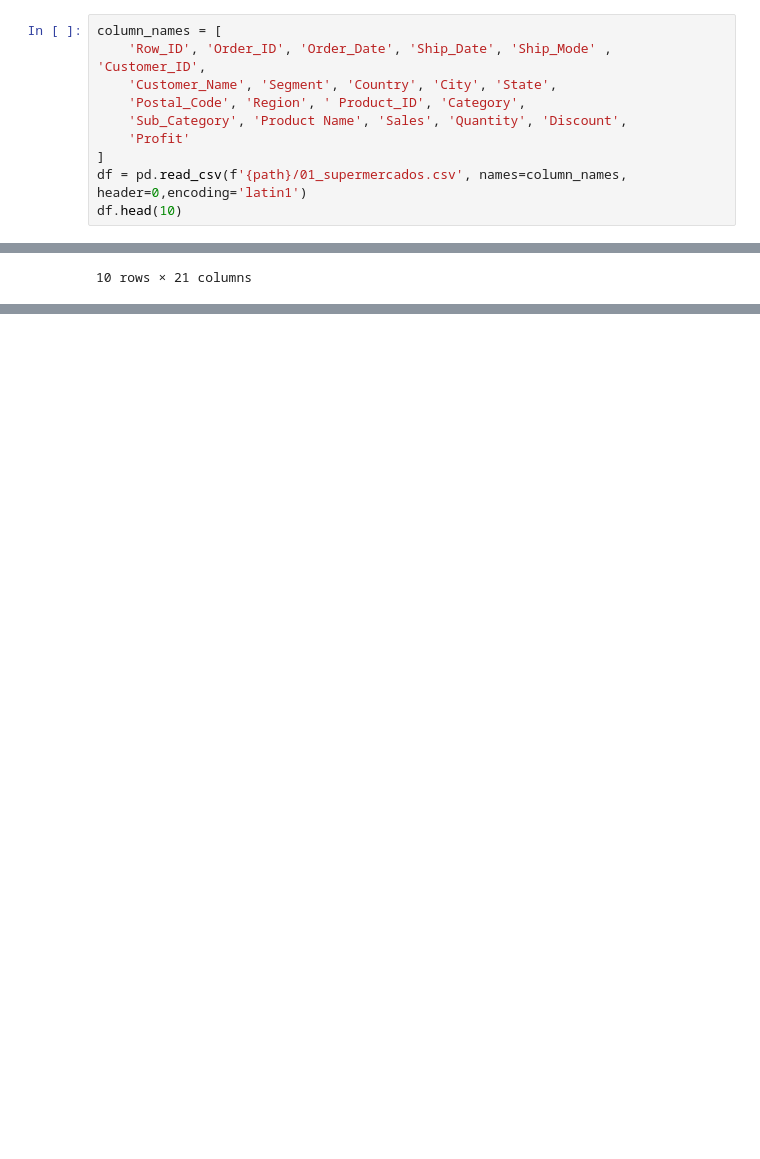
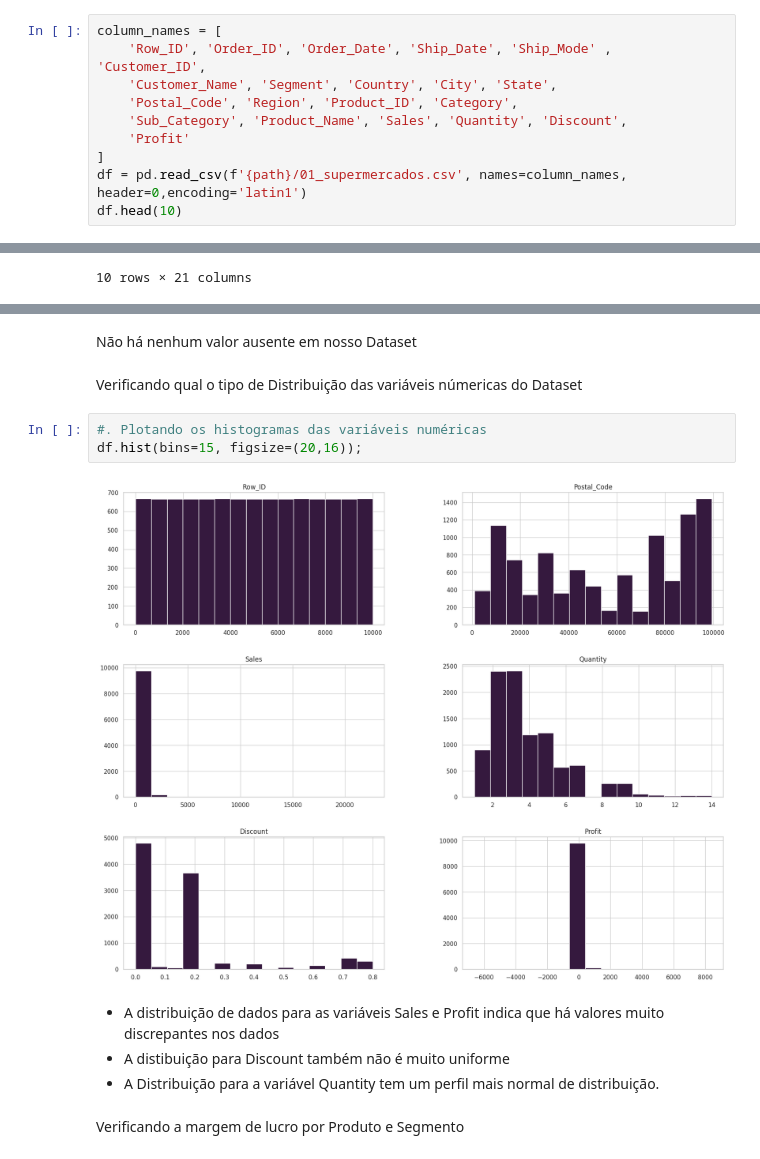
Before and after one commit to Ronaldo-Junior1/analise-dados-supermercado, a Jupyter notebook: Analise_base_supermercado.ipynb, the cells around one changed output, grey strips where cells are left out. Cells and saved outputs as stored; diff of their text form; blank space fills up the shorter version.

Commit message:
Iniciando Análise Prévia dos Dados

```diff
--- a/Analise_base_supermercado.ipynb
+++ b/Analise_base_supermercado.ipynb
@@ -44,8 +44,8 @@ Drive already mounted at /content/drive; to attempt to forcibly remount, call dr
 column_names = [
     'Row_ID', 'Order_ID', 'Order_Date', 'Ship_Date', 'Ship_Mode' , 'Customer_ID',
     'Customer_Name', 'Segment', 'Country', 'City', 'State',
-    'Postal_Code', 'Region', ' Product_ID', 'Category',
-    'Sub_Category', 'Product Name', 'Sales', 'Quantity', 'Discount',
+    'Postal_Code', 'Region', 'Product_ID', 'Category',
+    'Sub_Category', 'Product_Name', 'Sales', 'Quantity', 'Discount',
     'Profit'
 ]
 df = pd.read_csv(f'{path}/01_supermercados.csv', names=column_names, header=0,encoding='latin1')
@@ -65,0 +162,15 @@ df.head(10)
+# %% [markdown]
+Não há nenhum valor ausente em nosso Dataset
+# %% [markdown]
+Verificando qual o tipo de Distribuição das variáveis númericas do Dataset
+# %%
+#. Plotando os histogramas das variáveis numéricas
+df.hist(bins=15, figsize=(20,16));
+# %% [output]
+[figure, added]
+# %% [markdown]
+- A distribuição de dados para as variáveis Sales e Profit indica que há valores muito discrepantes nos dados
+- A distibuição para Discount também não é muito uniforme
+- A Distribuição para a variável Quantity tem um perfil mais normal de distribuição.
+# %% [markdown]
+Verificando a margem de lucro por Produto e Segmento
```
Also changed, not shown: parts of 16 cells of this notebook.
